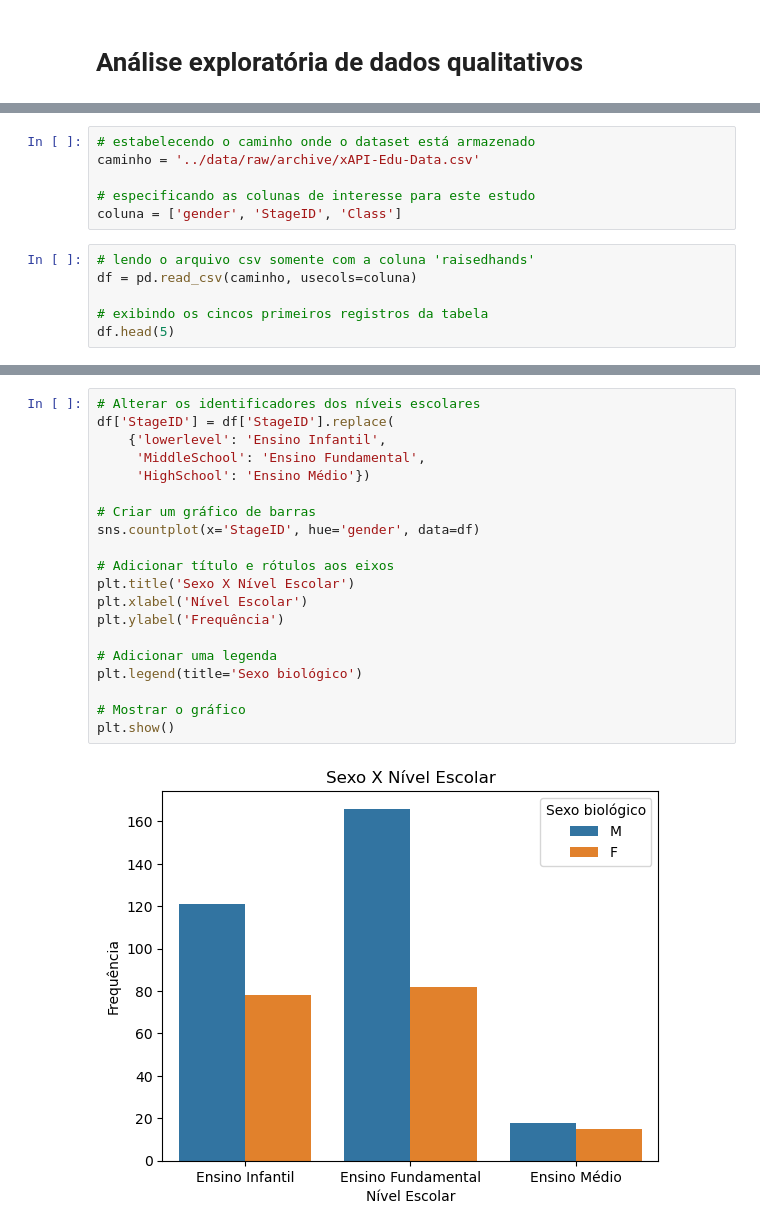
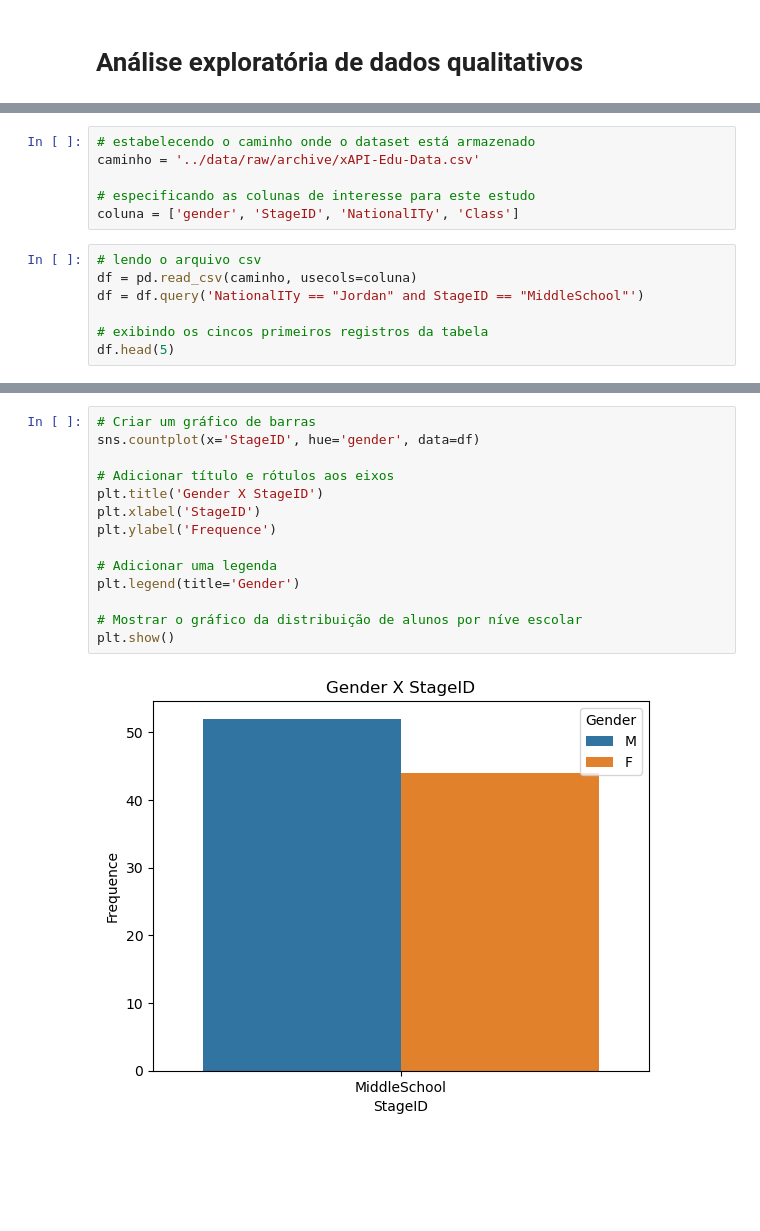
Before and after one commit to Joaonorr/Pesquisa-Estatistica-Aplicada, a Jupyter notebook: notebooks/02-exploratory_data_analysis.ipynb, the cells around one changed output, grey strips where cells are left out. Saved outputs shown, nothing was run; the diff lists cells and outputs as text; blank space fills up the shorter version.

```diff
--- a/notebooks/02-exploratory_data_analysis.ipynb
+++ b/notebooks/02-exploratory_data_analysis.ipynb
@@ -10,10 +11,11 @@ import seaborn as sns
 caminho = '../data/raw/archive/xAPI-Edu-Data.csv'
 
 # especificando as colunas de interesse para este estudo
-coluna = ['gender', 'StageID', 'Class']
+coluna = ['gender', 'StageID', 'NationalITy', 'Class']
 # %%
-# lendo o arquivo csv somente com a coluna 'raisedhands'
+# lendo o arquivo csv
 df = pd.read_csv(caminho, usecols=coluna)
+df = df.query('NationalITy == "Jordan" and StageID == "MiddleSchool"')
 
 # exibindo os cincos primeiros registros da tabela
 df.head(5)
@@ -61,22 +64,16 @@ tabela_frequencia
 # %%
-# Alterar os identificadores dos níveis escolares
-df['StageID'] = df['StageID'].replace(
-    {'lowerlevel': 'Ensino Infantil',
-     'MiddleSchool': 'Ensino Fundamental',
-     'HighSchool': 'Ensino Médio'})
-
 # Criar um gráfico de barras
 sns.countplot(x='StageID', hue='gender', data=df)
 
 # Adicionar título e rótulos aos eixos
-plt.title('Sexo X Nível Escolar')
-plt.xlabel('Nível Escolar')
-plt.ylabel('Frequência')
+plt.title('Gender X StageID')
+plt.xlabel('StageID')
+plt.ylabel('Frequence')
 
 # Adicionar uma legenda
-plt.legend(title='Sexo biológico')
+plt.legend(title='Gender')
 
-# Mostrar o gráfico
+# Mostrar o gráfico da distribuição de alunos por níve escolar
 plt.show()
 # %% [output]
-[figure, old version]
+[figure, new version]
```
Also changed, not shown: parts of 7 cells of this notebook.
